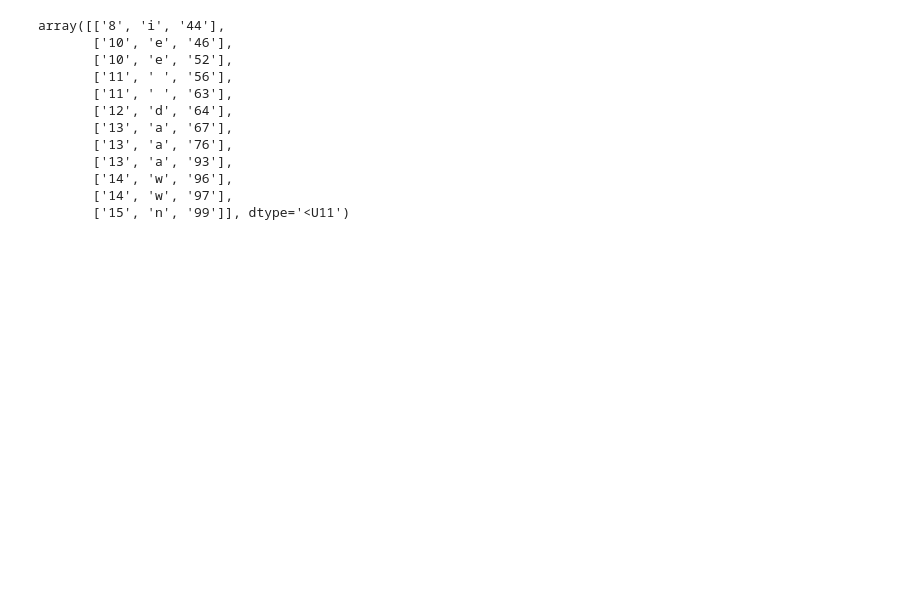
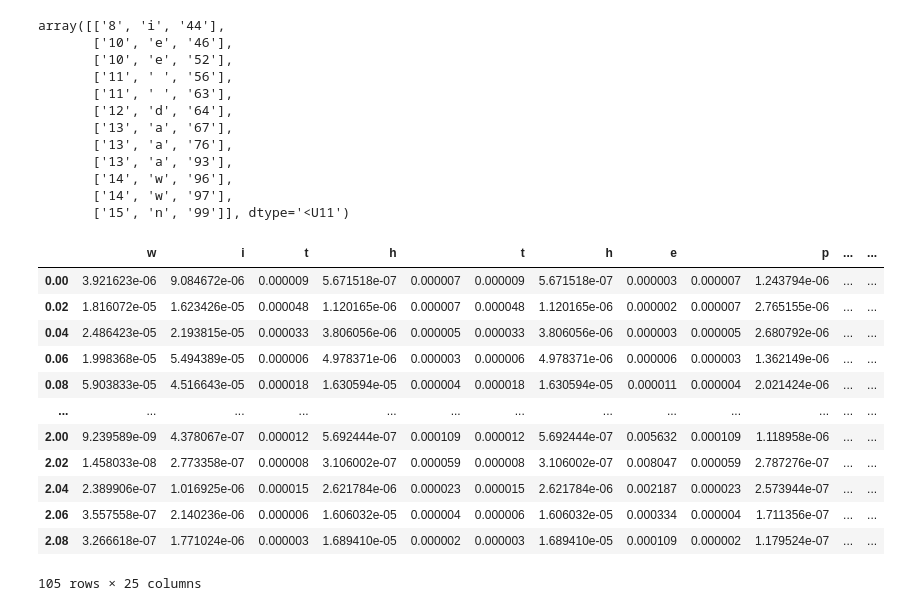
Before and after one commit to Breedoon/BookSync, a Jupyter notebook: __main__.ipynb, the cells around one changed output. Saved outputs shown, nothing was run; the diff lists cells and outputs as text; code cells hidden in the pictures; blank space fills up the shorter version.

Commit message:
Made a simple probability matrix (audio x transcript)

```diff
--- a/__main__.ipynb
+++ b/__main__.ipynb
@@ -152,8 +152,9 @@ true_text = "with the progressive dawn the outlines of an immense camp became vi
 logits = infer_character_distribution(filepath)
 # %%
 alph = np.array(list(ALPHABET._str_to_label.keys()) + ['-'])
+timesteps = pd.timedelta_range(start=td(0), periods=logits.shape[0], freq=td(f'{STEP_MS} ms'))
 probdist = pd.DataFrame(logits,
-                        index=pd.timedelta_range(start=td(0), periods=logits.shape[0], freq=td(f'{STEP_MS} ms')),
+                        index=timesteps,
                         columns=alph)
 probdist
 # %% [output]
@@ -238,3 +239,33 @@ array([['8', 'i', '44'],
        ['14', 'w', '96'],
        ['14', 'w', '97'],
        ['15', 'n', '99']], dtype='<U11')
+# %%
+import decoder_v2
+reload(decoder_v2)
+
+probs = logits[:105, :]  # the progressive dawn
+transcript = 'with the progressive dawn'
+
+# path = decoder_v2.infer_transcript_timing(mat, chars, beam_width=25, transcript=transcript)
+# path
+# %%
+trpt_ind_map = pd.Series(np.arange(len(alph)), index=alph)
+trpt_inds = trpt_ind_map[list(transcript)].values
+p_fit = probs[:, trpt_inds]
+
+mapping = pd.DataFrame(p_fit, columns=list(transcript), index=timesteps[:105].astype('int64') / 1e9)
+mapping
+# %% [output]
+|  | w | i | t | h |  | t | h | e |  | p | ... | ... |
+| 0.00 | 3.921623e-06 | 9.084672e-06 | 0.000009 | 5.671518e-07 | 0.000007 | 0.000009 | 5.671518e-07 | 0.000003 | 0.000007 | 1.243794e-06 | ... | ... |
+| 0.02 | 1.816072e-05 | 1.623426e-05 | 0.000048 | 1.120165e-06 | 0.000007 | 0.000048 | 1.120165e-06 | 0.000002 | 0.000007 | 2.765155e-06 | ... | ... |
+| 0.04 | 2.486423e-05 | 2.193815e-05 | 0.000033 | 3.806056e-06 | 0.000005 | 0.000033 | 3.806056e-06 | 0.000003 | 0.000005 | 2.680792e-06 | ... | ... |
+| 0.06 | 1.998368e-05 | 5.494389e-05 | 0.000006 | 4.978371e-06 | 0.000003 | 0.000006 | 4.978371e-06 | 0.000006 | 0.000003 | 1.362149e-06 | ... | ... |
+| 0.08 | 5.903833e-05 | 4.516643e-05 | 0.000018 | 1.630594e-05 | 0.000004 | 0.000018 | 1.630594e-05 | 0.000011 | 0.000004 | 2.021424e-06 | ... | ... |
+| ... | ... | ... | ... | ... | ... | ... | ... | ... | ... | ... | ... | ... |
+| 2.00 | 9.239589e-09 | 4.378067e-07 | 0.000012 | 5.692444e-07 | 0.000109 | 0.000012 | 5.692444e-07 | 0.005632 | 0.000109 | 1.118958e-06 | ... | ... |
+| 2.02 | 1.458033e-08 | 2.773358e-07 | 0.000008 | 3.106002e-07 | 0.000059 | 0.000008 | 3.106002e-07 | 0.008047 | 0.000059 | 2.787276e-07 | ... | ... |
+| 2.04 | 2.389906e-07 | 1.016925e-06 | 0.000015 | 2.621784e-06 | 0.000023 | 0.000015 | 2.621784e-06 | 0.002187 | 0.000023 | 2.573944e-07 | ... | ... |
+| 2.06 | 3.557558e-07 | 2.140236e-06 | 0.000006 | 1.606032e-05 | 0.000004 | 0.000006 | 1.606032e-05 | 0.000334 | 0.000004 | 1.711356e-07 | ... | ... |
+| 2.08 | 3.266618e-07 | 1.771024e-06 | 0.000003 | 1.689410e-05 | 0.000002 | 0.000003 | 1.689410e-05 | 0.000109 | 0.000002 | 1.179524e-07 | ... | ... |
+105 rows × 25 columns
```
Also changed, not shown: 1 other file.
